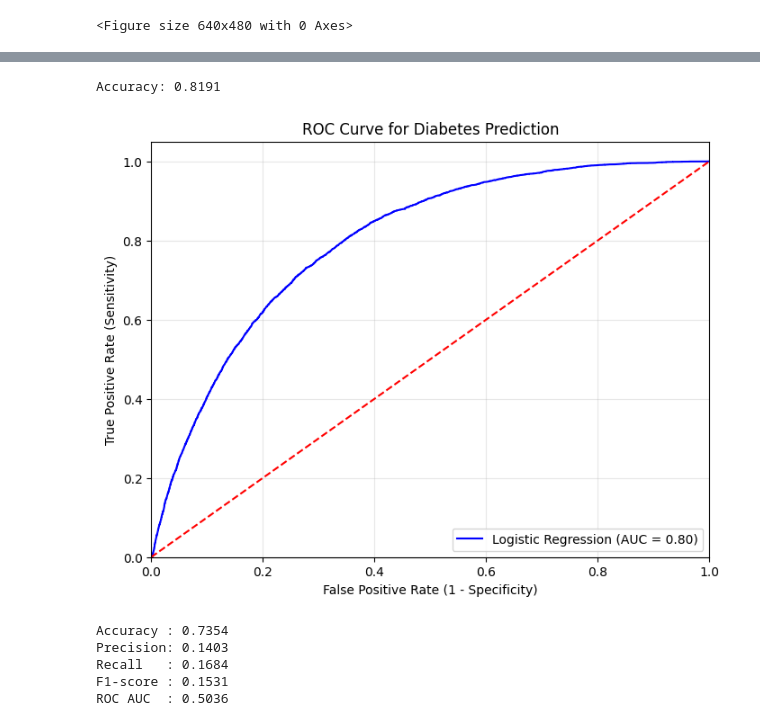
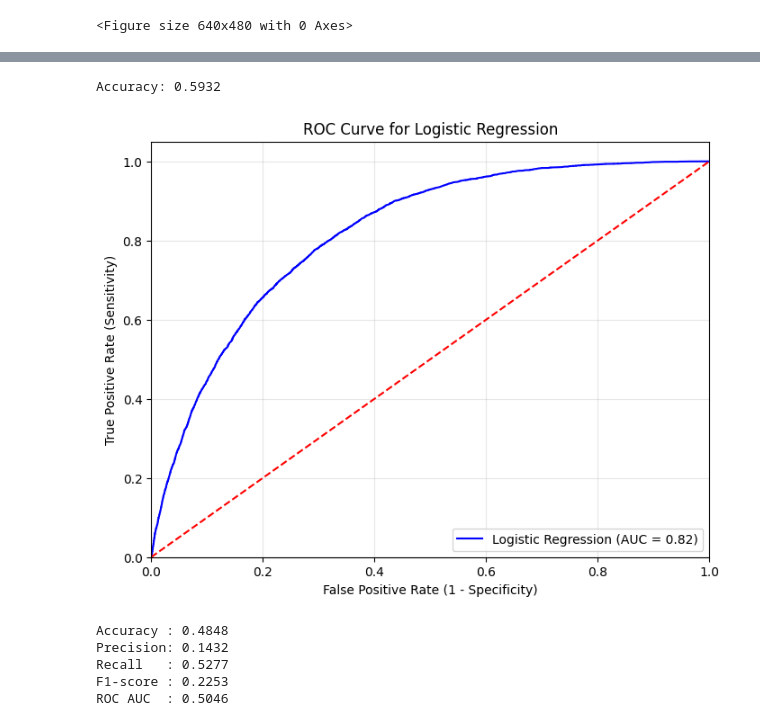
Before and after one commit to Lucyyru/Diabetes_Type2_Prediction, a Jupyter notebook: logistic reg.ipynb, the cells around one changed output, grey strips where cells are left out. Saved outputs shown, nothing was run; the diff lists cells and outputs as text; code cells hidden in the pictures.

Commit message:
added plots and fixed some error

```diff
--- a/logistic reg.ipynb
+++ b/logistic reg.ipynb
@@ -158,27 +179,28 @@ Best params: {'C': 144.4250213512539, 'max_iter': 1000, 'penalty': 'l1', 'solver
 # %%
-x_val_selected = x_val[:, features_to_use]
+x_val_scaled = scaler.transform(x_val)
+x_val_selected = x_val_scaled[:, features_to_use]
 y_probs = logreg.predict_proba(x_val_selected)[:, 1]
 y_predicted = (y_probs >= 0.3).astype(int)
 print(f"Accuracy: {accuracy_score(y_val, y_predicted):.4f}")
 # %% [output]
-Accuracy: 0.8191
+Accuracy: 0.5932
 # %%
 fpr, tpr, thresholds = roc_curve(y_val, y_probs)
 roc_auc = auc(fpr, tpr)
 
 plt.figure(figsize=(8, 6))
 plt.plot(fpr, tpr, color='blue', label=f'Logistic Regression (AUC = {roc_auc:.2f})')
 plt.plot([0, 1], [0, 1], color='red', linestyle='--')
 plt.xlim([0.0, 1.0])
 plt.ylim([0.0, 1.05])
 plt.xlabel('False Positive Rate (1 - Specificity)')
 plt.ylabel('True Positive Rate (Sensitivity)')
-plt.title('ROC Curve for Diabetes Prediction')
+plt.title('ROC Curve for Logistic Regression')
 plt.legend(loc="lower right")
 plt.grid(alpha=0.3)
 plt.show()
 # %% [output]
-[figure, old version]
+[figure, new version]
 # %%
 from sklearn.metrics import accuracy_score, precision_score, recall_score, f1_score, confusion_matrix, classification_report
 from sklearn.metrics import roc_curve, roc_auc_score
@@ -195,8 +217,8 @@ print("Recall   :", round(recall, 4))
 print("F1-score :", round(f1, 4))
 print("ROC AUC  :", round(auc_score, 4))
 # %% [output]
-Accuracy : 0.7354
-Precision: 0.1403
-Recall   : 0.1684
-F1-score : 0.1531
-ROC AUC  : 0.5036
+Accuracy : 0.4848
+Precision: 0.1432
+Recall   : 0.5277
+F1-score : 0.2253
+ROC AUC  : 0.5046
```
Also changed, not shown: parts of 3 cells of this notebook.
